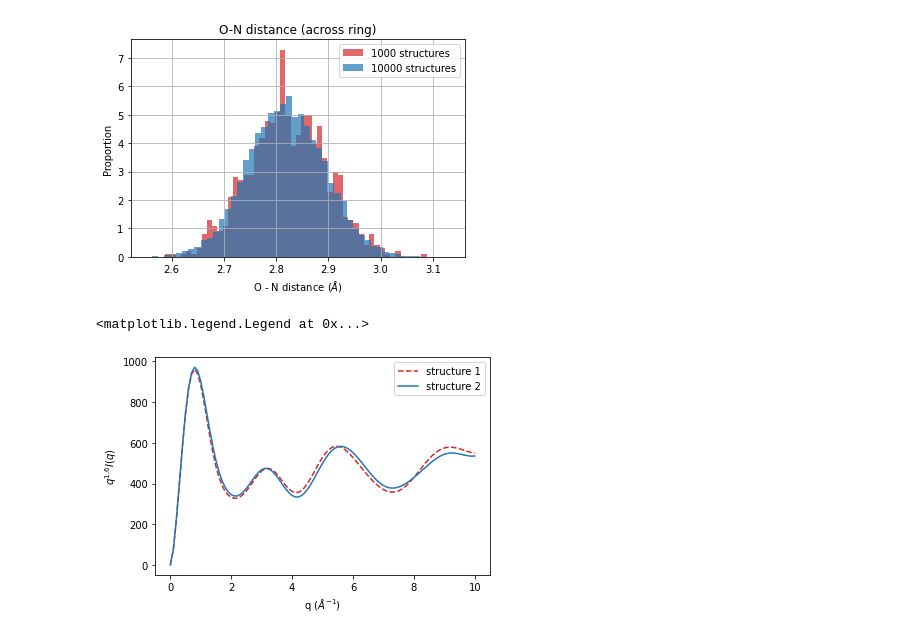
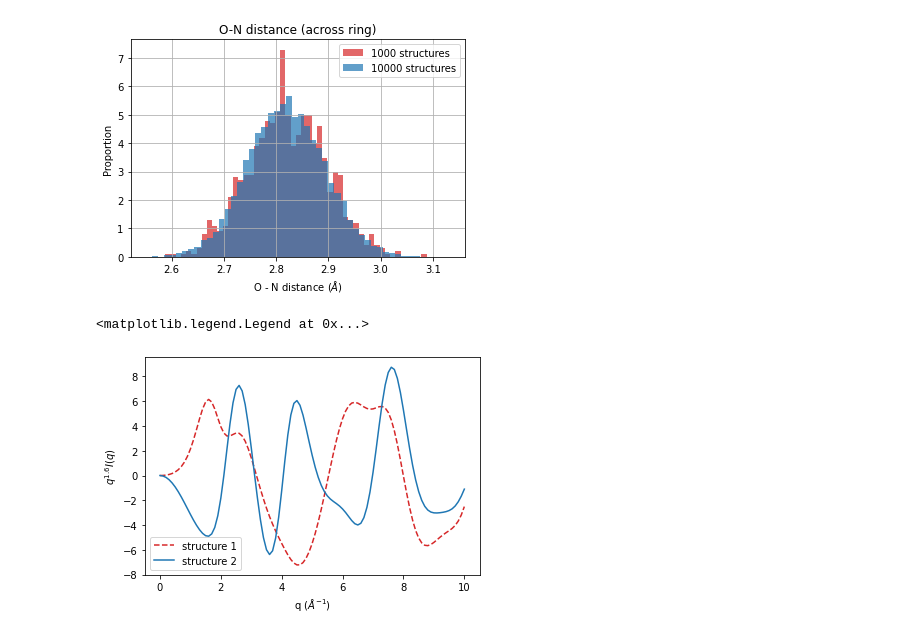
Before and after one commit to tnorthey/molecule, a Jupyter notebook: notebooks/bond_distances_histograms.ipynb, the cells around one changed output. Saved outputs shown, nothing was run; the diff lists cells and outputs as text; code cells hidden in the pictures.

Commit message:
pc diff graph

```diff
--- a/notebooks/bond_distances_histograms.ipynb
+++ b/notebooks/bond_distances_histograms.ipynb
@@ -79,16 +79,20 @@ plt.savefig(fname, dpi=300, facecolor='w', edgecolor='w',
 # %%
 f = np.load('../iam_arrays.npz')
 q = f['q']
-I_0 = f['iam'][:,0]
-I_1 = f['iam'][:,1]
+I_0 = f['iam'][:,0]  # reference
+I_1 = 100 * ( f['iam'][:,1]/I_0 - 1 )
+I_2 = 100 * ( f['iam'][:,3]/I_0 - 1 )
 
 plt.figure()
 val = 1.6
-plt.plot(q, q**val*I_0, color='C3', linestyle='dashed')
-plt.plot(q, q**val*I_1, color='C0', linestyle='solid')
+#plt.plot(q, q**val*I_0, color='C3', linestyle='dashed')
+#plt.plot(q, q**val*I_1, color='C0', linestyle='solid')
+plt.plot(q, I_1, color='C3', linestyle='dashed')
+plt.plot(q, I_2, color='C0', linestyle='solid')
 plt.xlabel('q ($\AA^{-1}$)')
 plt.ylabel('$q^{%2.1f} I(q)$' % val)
+plt.ylabel('$\%\Delta I(q)$')
 plt.legend(('structure 1','structure 2'))
 # %% [output]
 <matplotlib.legend.Legend at 0x...>
-[figure, old version]
+[figure, new version]
```
